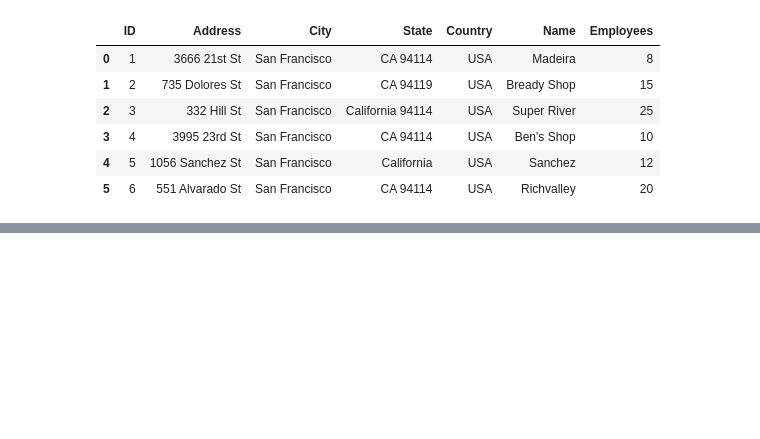
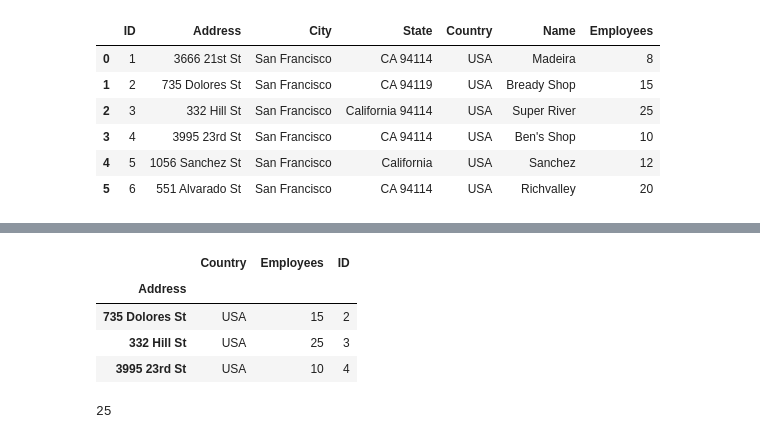
Before and after one commit to MrAlejandro/practice-python, a Jupyter notebook: pandas/jupyter/read_from_files.ipynb, the cells around one changed output, grey strips where cells are left out. Saved outputs shown, nothing was run; the diff lists cells and outputs as text; code cells hidden in the pictures; blank space fills up the shorter version.

```diff
--- a/pandas/jupyter/read_from_files.ipynb
+++ b/pandas/jupyter/read_from_files.ipynb
@@ -85,0 +96,13 @@ df6
+# %%
+df7 = df2.set_index("Address")
+df7.loc["735 Dolores St":"3995 23rd St","Country":"ID"]
+# %% [output]
+|  | Country | Employees | ID |
+| Address |  |  |  |
+| 735 Dolores St | USA | 15 | 2 |
+| 332 Hill St | USA | 25 | 3 |
+| 3995 23rd St | USA | 10 | 4 |
+# %%
+df7.loc["332 Hill St","Employees"]
+# %% [output]
+25
```
Also changed, not shown: parts of 8 cells of this notebook.
